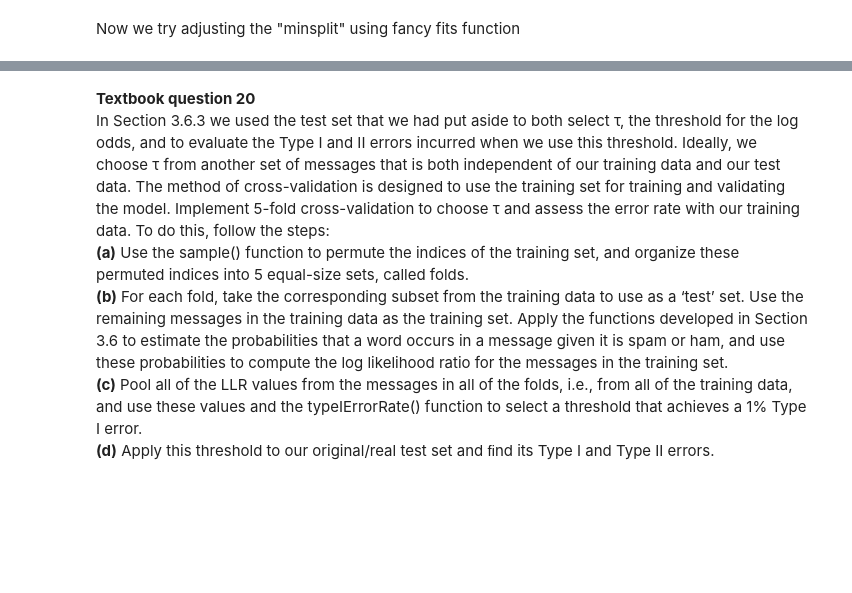
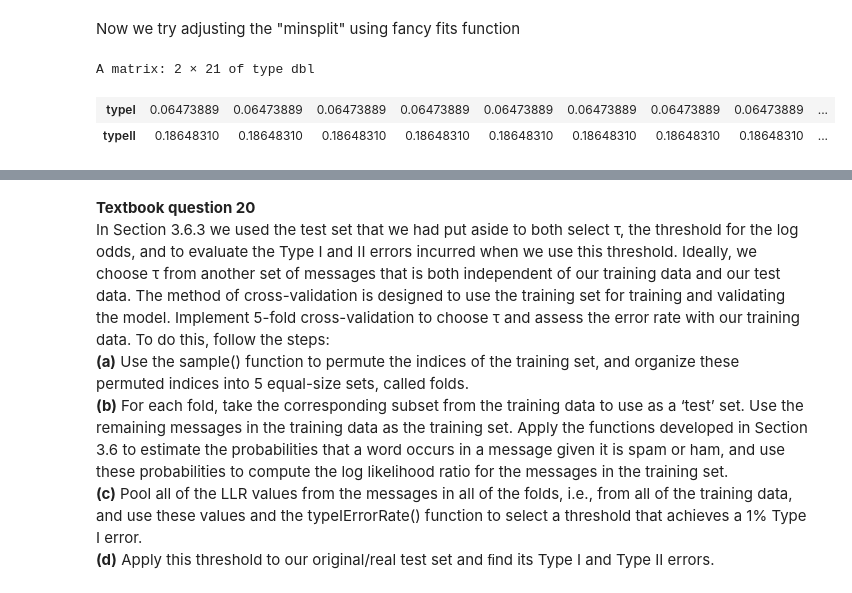
Before and after one commit to davxdan/Quantifying-The-World, a Jupyter notebook: Case Study 3/lJiang_kRollins_dDavieauCaseStudy3.ipynb, the cells around one changed output, grey strips where cells are left out. Saved outputs shown, nothing was run; the diff lists cells and outputs as text; code cells hidden in the pictures; blank space fills up the shorter version.

```diff
--- a/Case Study 3/lJiang_kRollins_dDavieauCaseStudy3.ipynb
+++ b/Case Study 3/lJiang_kRollins_dDavieauCaseStudy3.ipynb
@@ -1623,6 +1710,12 @@ errs = sapply(fits, function(preds) {
                       typeII = sum(preds[ spam ] == "F") / numSpam
                       c(typeI = typeI, typeII = typeII)
                      })
+# %%
+errs
+# %% [output]
+A matrix: 2 × 21 of type dbl
+| typeI | 0.06473889 | 0.06473889 | 0.06473889 | 0.06473889 | 0.06473889 | 0.06473889 | 0.06473889 | 0.06473889 | ... |
+| typeII | 0.18648310 | 0.18648310 | 0.18648310 | 0.18648310 | 0.18648310 | 0.18648310 | 0.18648310 | 0.18648310 | ... |
 # %%
 
 #pdf("SPAM_rpartTypeIandII.pdf", width = 8, height = 7)
```
Also changed, not shown: parts of 11 cells of this notebook.
